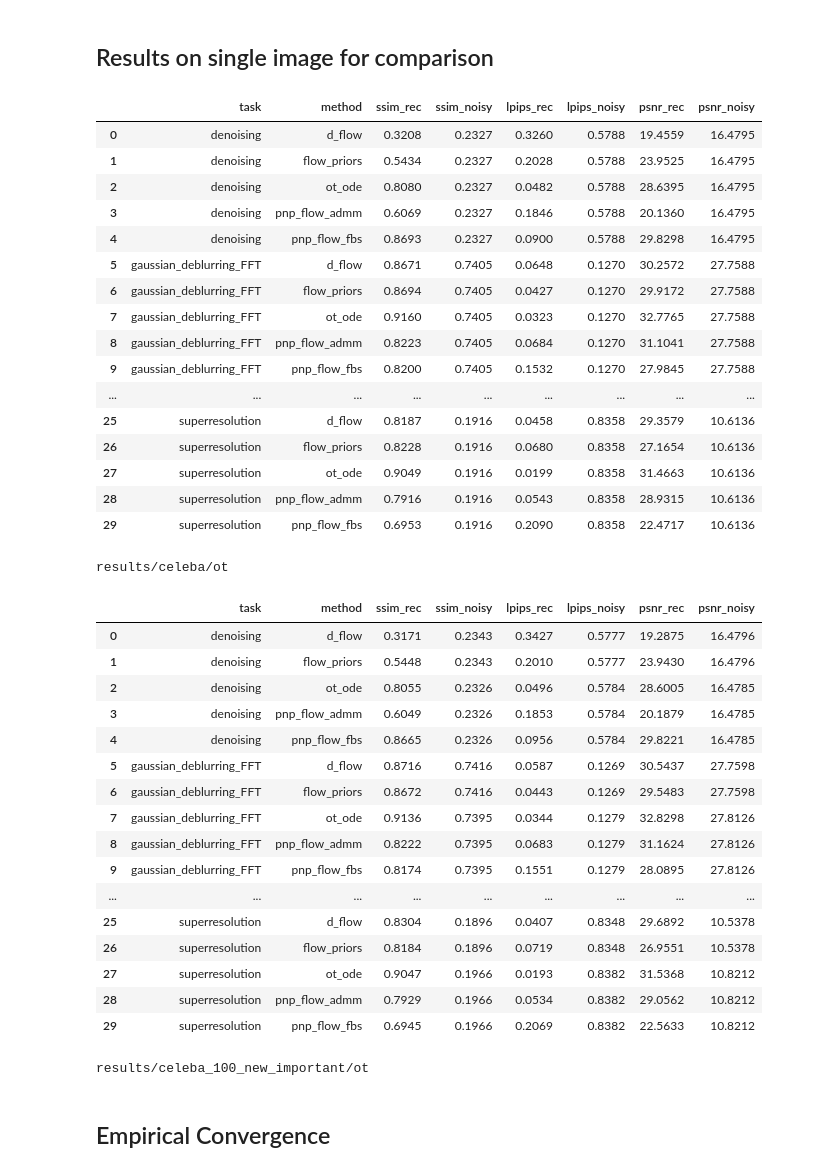
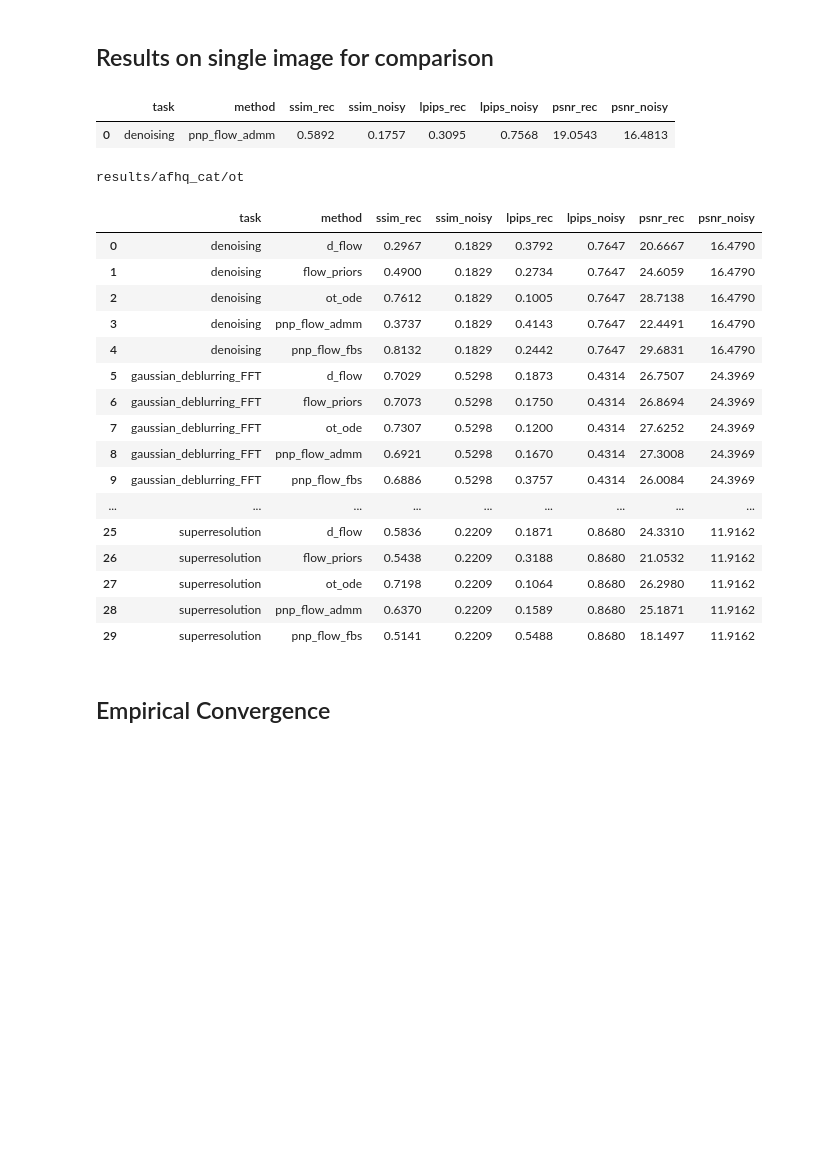
Before and after one commit to dibyanshu100/PnP_ConsensusFlow, a Jupyter notebook: graphs.ipynb, the cells around one changed output. Saved outputs shown, nothing was run; the diff lists cells and outputs as text; code cells hidden in the pictures; blank space fills up the shorter version.

```diff
--- a/graphs.ipynb
+++ b/graphs.ipynb
@@ -91,53 +91,37 @@ Saved Excel: ablation_summary_celeba.xlsx
 # %% [markdown]
 ## Results on single image for comparison
 # %%
-ROOT_DIR = Path("results/celeba/ot")
+ROOT_DIR = Path("results/afhq_cat/ot")
 
 df = gu.extract_basic_metrics(ROOT_DIR, "metrics.xlsx")
 display(df)
 print(ROOT_DIR)
 # %% [output]
 |  | task | method | ssim_rec | ssim_noisy | lpips_rec | lpips_noisy | psnr_rec | psnr_noisy |
-| 0 | denoising | d_flow | 0.3208 | 0.2327 | 0.3260 | 0.5788 | 19.4559 | 16.4795 |
-| 1 | denoising | flow_priors | 0.5434 | 0.2327 | 0.2028 | 0.5788 | 23.9525 | 16.4795 |
-| 2 | denoising | ot_ode | 0.8080 | 0.2327 | 0.0482 | 0.5788 | 28.6395 | 16.4795 |
-| 3 | denoising | pnp_flow_admm | 0.6069 | 0.2327 | 0.1846 | 0.5788 | 20.1360 | 16.4795 |
-| 4 | denoising | pnp_flow_fbs | 0.8693 | 0.2327 | 0.0900 | 0.5788 | 29.8298 | 16.4795 |
-| 5 | gaussian_deblurring_FFT | d_flow | 0.8671 | 0.7405 | 0.0648 | 0.1270 | 30.2572 | 27.7588 |
-| 6 | gaussian_deblurring_FFT | flow_priors | 0.8694 | 0.7405 | 0.0427 | 0.1270 | 29.9172 | 27.7588 |
-| 7 | gaussian_deblurring_FFT | ot_ode | 0.9160 | 0.7405 | 0.0323 | 0.1270 | 32.7765 | 27.7588 |
-| 8 | gaussian_deblurring_FFT | pnp_flow_admm | 0.8223 | 0.7405 | 0.0684 | 0.1270 | 31.1041 | 27.7588 |
-| 9 | gaussian_deblurring_FFT | pnp_flow_fbs | 0.8200 | 0.7405 | 0.1532 | 0.1270 | 27.9845 | 27.7588 |
-| ... | ... | ... | ... | ... | ... | ... | ... | ... |
-| 25 | superresolution | d_flow | 0.8187 | 0.1916 | 0.0458 | 0.8358 | 29.3579 | 10.6136 |
-| 26 | superresolution | flow_priors | 0.8228 | 0.1916 | 0.0680 | 0.8358 | 27.1654 | 10.6136 |
-| 27 | superresolution | ot_ode | 0.9049 | 0.1916 | 0.0199 | 0.8358 | 31.4663 | 10.6136 |
-| 28 | superresolution | pnp_flow_admm | 0.7916 | 0.1916 | 0.0543 | 0.8358 | 28.9315 | 10.6136 |
-| 29 | superresolution | pnp_flow_fbs | 0.6953 | 0.1916 | 0.2090 | 0.8358 | 22.4717 | 10.6136 |
+| 0 | denoising | pnp_flow_admm | 0.5892 | 0.1757 | 0.3095 | 0.7568 | 19.0543 | 16.4813 |
-results/celeba/ot
+results/afhq_cat/ot
 # %%
-ROOT_DIR = Path("results/celeba_100_new_important/ot")
-df = gu.extract_basic_metrics(ROOT_DIR, "celeba_100_rho_1000.xlsx")
+ROOT_DIR = Path("results/afhq_cat_final_100/ot")
+df = gu.extract_basic_metrics(ROOT_DIR, "metrics.xlsx")
 display(df)
 # %% [output]
 |  | task | method | ssim_rec | ssim_noisy | lpips_rec | lpips_noisy | psnr_rec | psnr_noisy |
-| 0 | denoising | d_flow | 0.3171 | 0.2343 | 0.3427 | 0.5777 | 19.2875 | 16.4796 |
-| 1 | denoising | flow_priors | 0.5448 | 0.2343 | 0.2010 | 0.5777 | 23.9430 | 16.4796 |
-| 2 | denoising | ot_ode | 0.8055 | 0.2326 | 0.0496 | 0.5784 | 28.6005 | 16.4785 |
-| 3 | denoising | pnp_flow_admm | 0.6049 | 0.2326 | 0.1853 | 0.5784 | 20.1879 | 16.4785 |
-| 4 | denoising | pnp_flow_fbs | 0.8665 | 0.2326 | 0.0956 | 0.5784 | 29.8221 | 16.4785 |
-| 5 | gaussian_deblurring_FFT | d_flow | 0.8716 | 0.7416 | 0.0587 | 0.1269 | 30.5437 | 27.7598 |
-| 6 | gaussian_deblurring_FFT | flow_priors | 0.8672 | 0.7416 | 0.0443 | 0.1269 | 29.5483 | 27.7598 |
-| 7 | gaussian_deblurring_FFT | ot_ode | 0.9136 | 0.7395 | 0.0344 | 0.1279 | 32.8298 | 27.8126 |
-| 8 | gaussian_deblurring_FFT | pnp_flow_admm | 0.8222 | 0.7395 | 0.0683 | 0.1279 | 31.1624 | 27.8126 |
-| 9 | gaussian_deblurring_FFT | pnp_flow_fbs | 0.8174 | 0.7395 | 0.1551 | 0.1279 | 28.0895 | 27.8126 |
+| 0 | denoising | d_flow | 0.2967 | 0.1829 | 0.3792 | 0.7647 | 20.6667 | 16.4790 |
+| 1 | denoising | flow_priors | 0.4900 | 0.1829 | 0.2734 | 0.7647 | 24.6059 | 16.4790 |
+| 2 | denoising | ot_ode | 0.7612 | 0.1829 | 0.1005 | 0.7647 | 28.7138 | 16.4790 |
+| 3 | denoising | pnp_flow_admm | 0.3737 | 0.1829 | 0.4143 | 0.7647 | 22.4491 | 16.4790 |
+| 4 | denoising | pnp_flow_fbs | 0.8132 | 0.1829 | 0.2442 | 0.7647 | 29.6831 | 16.4790 |
+| 5 | gaussian_deblurring_FFT | d_flow | 0.7029 | 0.5298 | 0.1873 | 0.4314 | 26.7507 | 24.3969 |
+| 6 | gaussian_deblurring_FFT | flow_priors | 0.7073 | 0.5298 | 0.1750 | 0.4314 | 26.8694 | 24.3969 |
+| 7 | gaussian_deblurring_FFT | ot_ode | 0.7307 | 0.5298 | 0.1200 | 0.4314 | 27.6252 | 24.3969 |
+| 8 | gaussian_deblurring_FFT | pnp_flow_admm | 0.6921 | 0.5298 | 0.1670 | 0.4314 | 27.3008 | 24.3969 |
+| 9 | gaussian_deblurring_FFT | pnp_flow_fbs | 0.6886 | 0.5298 | 0.3757 | 0.4314 | 26.0084 | 24.3969 |
 | ... | ... | ... | ... | ... | ... | ... | ... | ... |
-| 25 | superresolution | d_flow | 0.8304 | 0.1896 | 0.0407 | 0.8348 | 29.6892 | 10.5378 |
-| 26 | superresolution | flow_priors | 0.8184 | 0.1896 | 0.0719 | 0.8348 | 26.9551 | 10.5378 |
-| 27 | superresolution | ot_ode | 0.9047 | 0.1966 | 0.0193 | 0.8382 | 31.5368 | 10.8212 |
-| 28 | superresolution | pnp_flow_admm | 0.7929 | 0.1966 | 0.0534 | 0.8382 | 29.0562 | 10.8212 |
-| 29 | superresolution | pnp_flow_fbs | 0.6945 | 0.1966 | 0.2069 | 0.8382 | 22.5633 | 10.8212 |
+| 25 | superresolution | d_flow | 0.5836 | 0.2209 | 0.1871 | 0.8680 | 24.3310 | 11.9162 |
+| 26 | superresolution | flow_priors | 0.5438 | 0.2209 | 0.3188 | 0.8680 | 21.0532 | 11.9162 |
+| 27 | superresolution | ot_ode | 0.7198 | 0.2209 | 0.1064 | 0.8680 | 26.2980 | 11.9162 |
+| 28 | superresolution | pnp_flow_admm | 0.6370 | 0.2209 | 0.1589 | 0.8680 | 25.1871 | 11.9162 |
+| 29 | superresolution | pnp_flow_fbs | 0.5141 | 0.2209 | 0.5488 | 0.8680 | 18.1497 | 11.9162 |
-results/celeba_100_new_important/ot
 # %% [markdown]
 ## Empirical Convergence
 # %%
```
Also changed, not shown: 8 other files.
